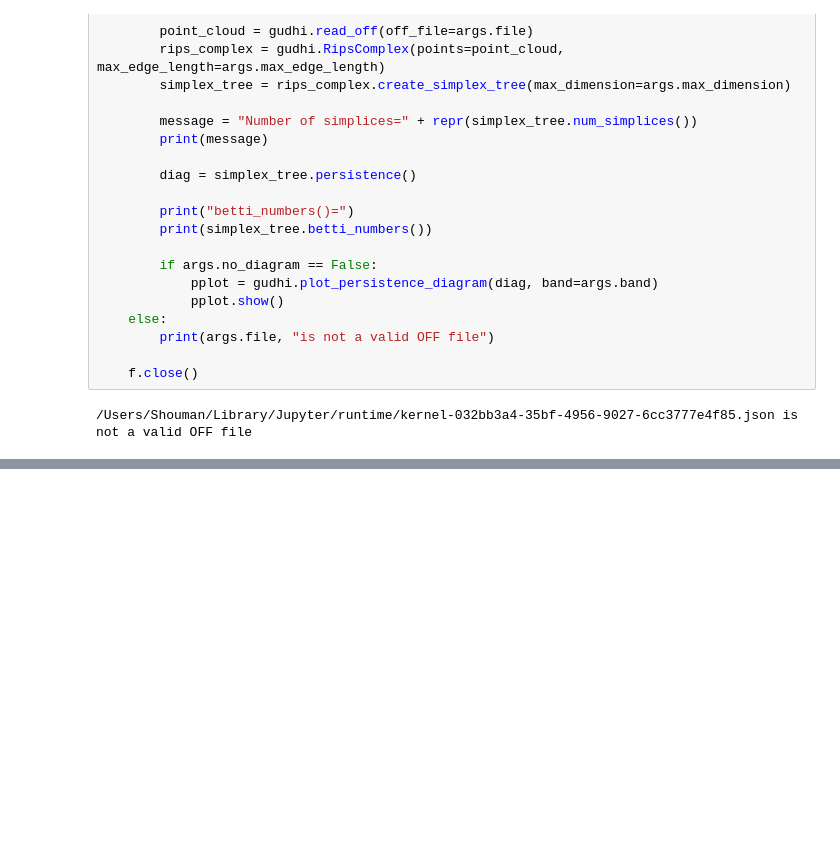
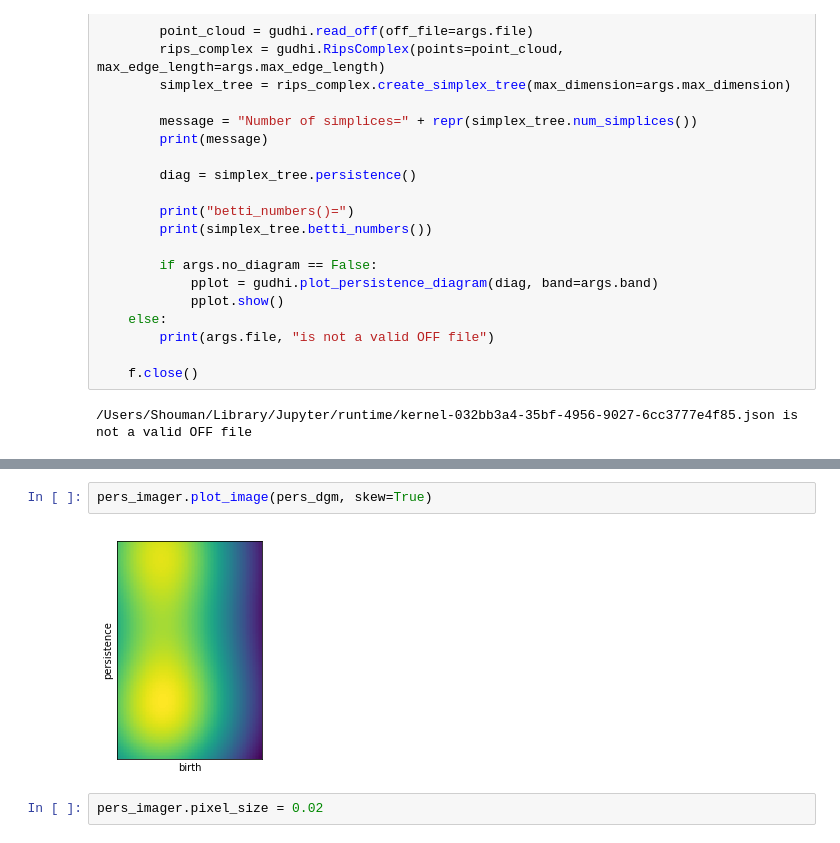
Before and after one commit to anumoshsad/TedTalkTDA, a Jupyter notebook: Code/Untitled.ipynb, the cells around one changed output, grey strips where cells are left out. Cells and saved outputs as stored; diff of their text form; blank space fills up the shorter version.

```diff
--- a/Code/Untitled.ipynb
+++ b/Code/Untitled.ipynb
@@ -128,0 +153,6 @@ with open(args.file, 'r') as f:
+# %%
+pers_imager.plot_image(pers_dgm, skew=True)
+# %% [output]
+[figure, added]
+# %%
+pers_imager.pixel_size = 0.02
```
Also changed, not shown: parts of 31 cells of this notebook.
